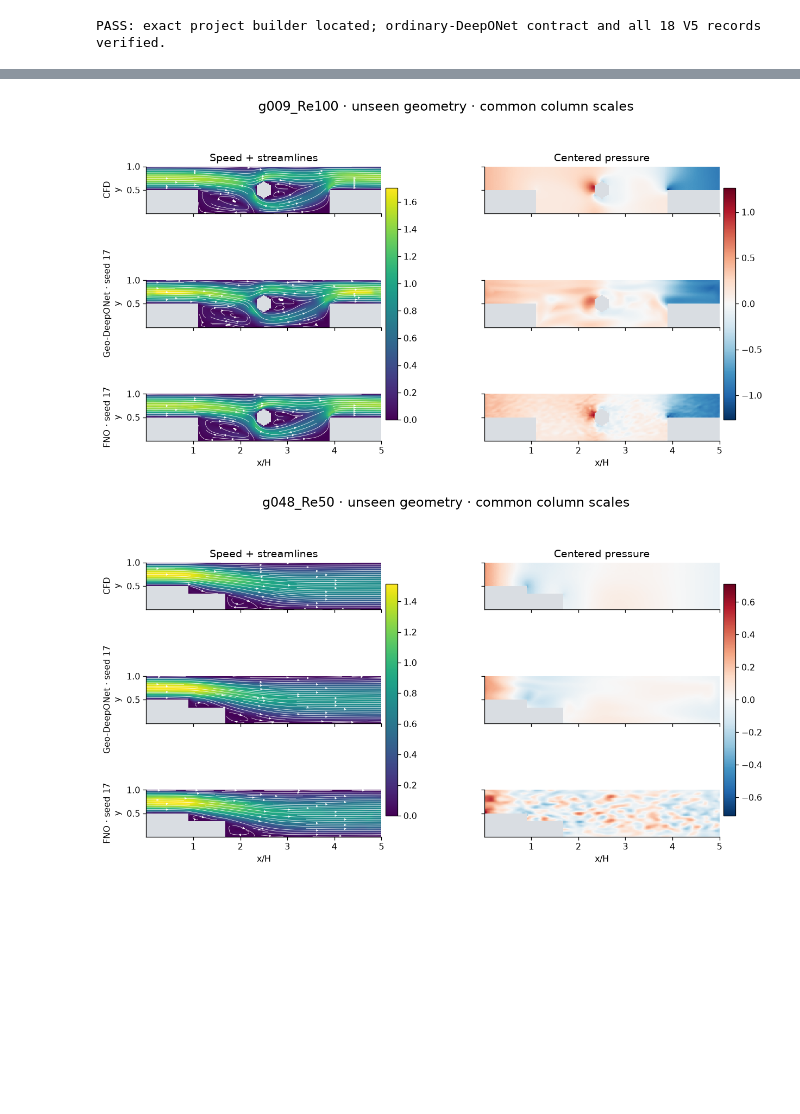
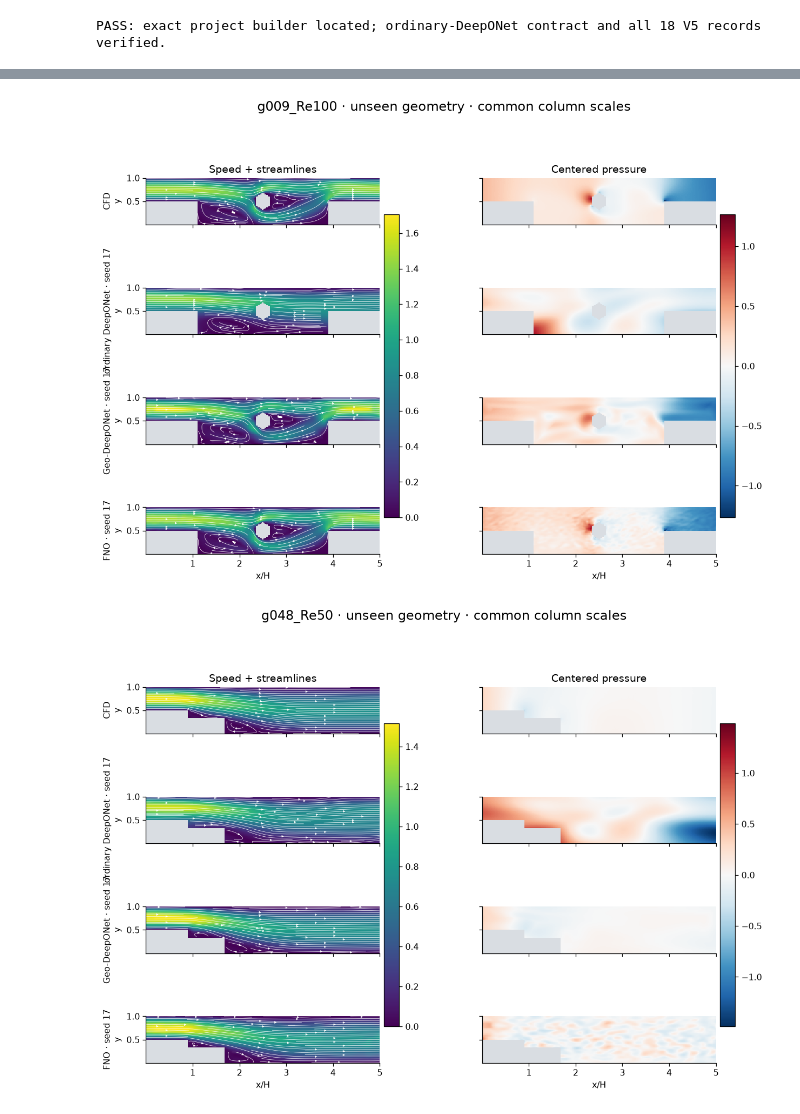
Before and after one commit to Ehsan-Roohi/FlowMLLab, a Jupyter notebook: notebooks/week15/W15_Geometry_Operators_Step_Audit.ipynb, the cells around one changed output, grey strips where cells are left out. Cells and saved outputs as stored; diff of their text form; code cells hidden in the pictures; blank space fills up the shorter version.

Commit message:
Integrate ordinary DeepONet into Week 15

```diff
--- a/notebooks/week15/W15_Geometry_Operators_Step_Audit.ipynb
+++ b/notebooks/week15/W15_Geometry_Operators_Step_Audit.ipynb
@@ -632,6 +634,21 @@ summary3=(diverse.groupby(['protocol','model'])
                reverse_iou=('reverse_iou_mean','mean')).reset_index())
 display(summary3.round(3))
 
+DEEP_ROOT = ARCHIVE.parents[1] / 'week15_ordinary_deeponet'
+deep_files=sorted(DEEP_ROOT.glob('ordinary-deeponet-seed*/case_metrics.csv'))
+assert len(deep_files)==3,deep_files
+deep=pd.concat([pd.read_csv(path) for path in deep_files],ignore_index=True)
+assert set(deep.seed)=={17,29,43} and len(deep)==36
+deep_summary=(deep.groupby(['case','geometry','Re'])
+              .agg(velocity_mean=('velocity_percent','mean'),
+                   velocity_std=('velocity_percent','std'),
+                   pressure_mean=('pressure_percent','mean'),
+                   pressure_std=('pressure_percent','std'),
+                   reverse_iou_mean=('reverse_iou','mean')).reset_index())
+display(pd.DataFrame([{'model':'ordinary DeepONet','protocol':'diverse_geometry_v1',
+    'velocity_error':deep.velocity_percent.mean(),'pressure_error':deep.pressure_percent.mean(),
+    'reverse_iou':deep.reverse_iou.mean()}]).round(3))
+
 # Point/range plots only: no bars.
 fig,axs=plt.subplots(1,3,figsize=(12.5,4.1))
 for ax,(metric,title) in zip(axs,[('velocity_mean','Velocity error (%)'),
@@ -644,7 +661,11 @@ for ax,(metric,title) in zip(axs,[('velocity_mean','Velocity error (%)'),
             ax.scatter(d,[ypos]*len(d),s=18,alpha=.35,color=color,marker=marker)
             ax.scatter([d.mean()],[ypos],s=85,color=color,marker=marker,edgecolor='white',zorder=3)
             ypos+=1
-    ax.set(title=title,yticks=range(4),yticklabels=['Geom · Geo','Geom · FNO','Family · Geo','Family · FNO'])
+    d=deep_summary[{'velocity_mean':'velocity_mean','pressure_mean':'pressure_mean',
+                    'reverse_iou_mean':'reverse_iou_mean'}[metric]]
+    ax.scatter(d,[4]*len(d),s=18,alpha=.35,color='#7b3294',marker='D')
+    ax.scatter([d.mean()],[4],s=85,color='#7b3294',marker='D',edgecolor='white',zorder=3)
+    ax.set(title=title,yticks=range(5),yticklabels=['Geom · Geo','Geom · FNO','Family · Geo','Family · FNO','Geom · ordinary DeepONet'])
     ax.grid(axis='x',alpha=.22)
 fig.suptitle('Every held-out case plus protocol mean (large marker) · three-seed statistics')
 fig.tight_layout(); fig.savefig(NEW/'generated/generalization_case_points.png',dpi=160,bbox_inches='tight'); plt.show()
@@ -685,36 +709,40 @@ and all 19 family-holdout test cases in the same row-wise format.
 # %%
 def load_followup(case,model):
     path=NEW/f'source/predictions/geometry_holdout/{model}/seed_17/{case}_prediction.npz'
     with np.load(path,allow_pickle=False) as z: return {k:z[k].copy() for k in z.files}
 
+def load_ordinary(case):
+    path=DEEP_ROOT/f'ordinary-deeponet-seed17/predictions/geometry_holdout/ordinary_deeponet/seed_17/{case}_prediction.npz'
+    with np.load(path,allow_pickle=False) as z: return {k:z[k].copy() for k in z.files}
+
 def geometry_comparison(case):
-    fs=[load_followup(case,'geo_deeponet'),load_followup(case,'geo_deeponet'),load_followup(case,'fno')]
-    arr=[fs[0]['truth'],fs[1]['prediction'],fs[2]['prediction']]
+    fs=[load_followup(case,'geo_deeponet'),load_ordinary(case),load_followup(case,'geo_deeponet'),load_followup(case,'fno')]
+    arr=[fs[0]['truth'],fs[1]['prediction'],fs[2]['prediction'],fs[3]['prediction']]
     ny,nx=map(int,fs[0]['shape']); xy=fs[0]['coordinates'].reshape(ny,nx,2)
     x,y=xy[0,:,0],xy[:,0,1]; mask=fs[0]['mask'].reshape(ny,nx)
     aa=[a.reshape(ny,nx,3).astype(float) for a in arr]
     speed=[np.ma.masked_where(~mask,np.hypot(a[:,:,0],a[:,:,1])) for a in aa]
     pressure=[np.ma.masked_where(~mask,a[:,:,2]-a[:,:,2][mask].mean()) for a in aa]
     vmax=max(float(v.max()) for v in speed); plim=max(float(np.abs(v).max()) for v in pressure)
-    fig,axs=plt.subplots(3,2,figsize=(12.8,6.7),sharex=True,sharey=True)
-    for i,(a,label) in enumerate(zip(aa,['CFD','Geo-DeepONet · seed 17','FNO · seed 17'])):
+    fig,axs=plt.subplots(4,2,figsize=(12.8,8.8),sharex=True,sharey=True)
+    for i,(a,label) in enumerate(zip(aa,['CFD','ordinary DeepONet · seed 17','Geo-DeepONet · seed 17','FNO · seed 17'])):
         im0=axs[i,0].pcolormesh(x,y,speed[i],cmap='viridis',vmin=0,vmax=vmax,shading='nearest')
         axs[i,0].streamplot(np.linspace(x[0],x[-1],len(x)),np.linspace(y[0],y[-1],len(y)),
           np.ma.masked_where(~mask,a[:,:,0]),np.ma.masked_where(~mask,a[:,:,1]),
           color='white',density=.85,linewidth=.42,arrowsize=.5)
         im1=axs[i,1].pcolormesh(x,y,pressure[i],cmap='RdBu_r',vmin=-plim,vmax=plim,shading='nearest')
         axs[i,0].set_ylabel(label+'\ny')
         for ax in axs[i]: ax.set_aspect('equal'); ax.set_facecolor('#d9dde2')
     axs[0,0].set_title('Speed + streamlines'); axs[0,1].set_title('Centered pressure')
     for ax in axs[-1]: ax.set_xlabel('x/H')
     fig.colorbar(im0,ax=axs[:,0],shrink=.72,pad=.015); fig.colorbar(im1,ax=axs[:,1],shrink=.72,pad=.015)
     fig.suptitle(case.replace('_medium','')+' · unseen geometry · common column scales',fontsize=15)
     fig.savefig(NEW/f'generated/{case}_fields.png',dpi=165,bbox_inches='tight'); plt.show()
 
 for case in ['g009_Re100_medium','g048_Re50_medium']: geometry_comparison(case)
 # %% [output]
-[figure, old version]
+[figure, new version]
-[figure, old version]
+[figure, new version]
 # %% [markdown]
 ## 12. What the tests actually establish
 
```
Also changed, not shown: parts of 7 cells of this notebook, 13 other files.
